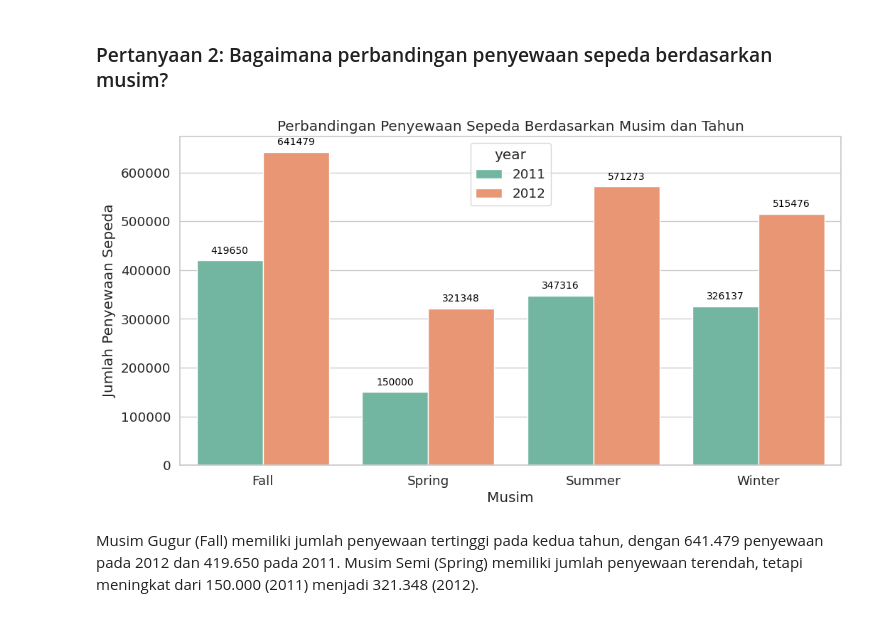
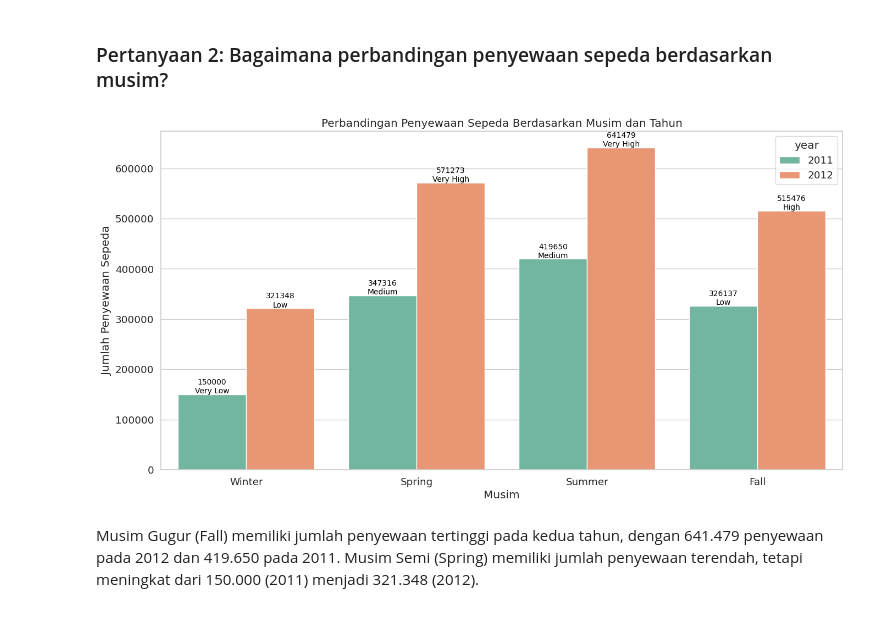
Before and after one commit to Sinestesiaaa/DA-bike-sharing-dataset, a Jupyter notebook: notebook.ipynb, the cells around one changed output. Drawn from its saved outputs; the diff is of its cells as text; code cells hidden in the pictures.

```diff
--- a/notebook.ipynb
+++ b/notebook.ipynb
@@ -216,11 +217,6 @@ Melakukan penyesuaian data day dengan melakukan kategori kepada data yang mempun
 # Merubah tahun
 day_df["year"] = day_df["year"].map({
     0: "2011", 1: "2012"
-})
-
-# Merubah musim
-day_df["season"] = day_df["season"].map({
-    1: "Spring", 2: "Summer", 3: "Fall", 4: "Winter"
 })
 
 # Merubah bulan
@@ -379,0 +368,21 @@ season_comparison
+# %%
+# Manual Grouping berdasarkan musim dan tahun
+season_mapping = {1: 'Winter', 2: 'Spring', 3: 'Summer', 4: 'Fall'}
+day_df['season_group'] = day_df['season'].map(season_mapping)
+
+# Mengelompokkan berdasarkan tahun dan musim
+seasonal_year_counts = day_df.groupby(['year', 'season_group'], observed=False)['count'].sum().reset_index()
+
+# Konversi season_group ke kategori untuk memastikan urutan yang benar
+seasonal_year_counts['season_group'] = pd.Categorical(seasonal_year_counts['season_group'])
+
+## Binning berdasarkan jumlah peminjaman
+bin_edges = np.linspace(seasonal_year_counts['count'].min(), seasonal_year_counts['count'].max(), num=6)
+bin_labels = ['Very Low','Low', 'Medium', 'High', 'Very High']
+seasonal_year_counts['count_group'] = pd.cut(seasonal_year_counts['count'], bins=bin_edges, labels=bin_labels, include_lowest=True)
+
+# Memperjelas nama kolom
+seasonal_year_counts.columns = ["Tahun", "Season", "Jumlah Peminjaman", "Intensitas Peminjaman"]
+
+# Menampilkan hasil
+print(seasonal_year_counts)
@@ -524,35 +562,38 @@ Berdasarkan hasil analisis data hasil perbandingan penyewaann sepeda tahun 2011
 # %% [markdown]
 ### Pertanyaan 2: Bagaimana perbandingan penyewaan sepeda berdasarkan musim?
 # %%
-seasonal_year_counts= day_df.groupby(by=["year", "season"], observed = False).agg({
+seasonal_year_counts = day_df.groupby(by=["year", "season_group"], observed=False).agg({
     "count": "sum"
 }).reset_index()
 
+# Menggabungkan dengan intensitas peminjaman
+seasonal_year_counts['count_group'] = pd.cut(seasonal_year_counts['count'], bins=bin_edges, labels=bin_labels, include_lowest=True)
+
 # Membuat plot dengan ukuran yang sesuai
-plt.figure(figsize=(12, 6))
+plt.figure(figsize=(16, 8))
 
 # Membuat grafik batang terkelompok berdasarkan musim dan tahun
-sns.barplot(data=seasonal_year_counts, x='season', y='count', hue='year', palette="Set2")
+ax = sns.barplot(data=seasonal_year_counts, x='season_group', y='count', hue='year', palette="Set2")
 
 # Menambahkan label dan judul
 plt.title("Perbandingan Penyewaan Sepeda Berdasarkan Musim dan Tahun")
 plt.xlabel("Musim")
 plt.ylabel("Jumlah Penyewaan Sepeda")
 
-# Menambahkan jumlah total pada setiap batang, menghindari angka nol
-for p in plt.gca().patches:
+# Menambahkan jumlah total & intensitas pada setiap batang
+for p, intensity in zip(ax.patches, seasonal_year_counts['count_group']):
     height = p.get_height()
     if height > 0:
-        plt.gca().annotate(f'{int(height)}',
+        plt.gca().annotate(f'{int(height)}\n{intensity}',
                            (p.get_x() + p.get_width() / 2., height),
                            ha='center', va='center',
                            fontsize=10, color='black',
                            xytext=(0, 10), textcoords='offset points')
 
 # Menampilkan grafik
 plt.show()
 # %% [output]
-[figure, old version]
+[figure, new version]
 # %% [markdown]
 Musim Gugur (Fall) memiliki jumlah penyewaan tertinggi pada kedua tahun, dengan 641.479 penyewaan pada 2012 dan 419.650 pada 2011. Musim Semi (Spring) memiliki jumlah penyewaan terendah, tetapi meningkat dari 150.000 (2011) menjadi 321.348 (2012).
 # %% [markdown]
```
Also changed, not shown: parts of 13 cells of this notebook, 2 other files.
